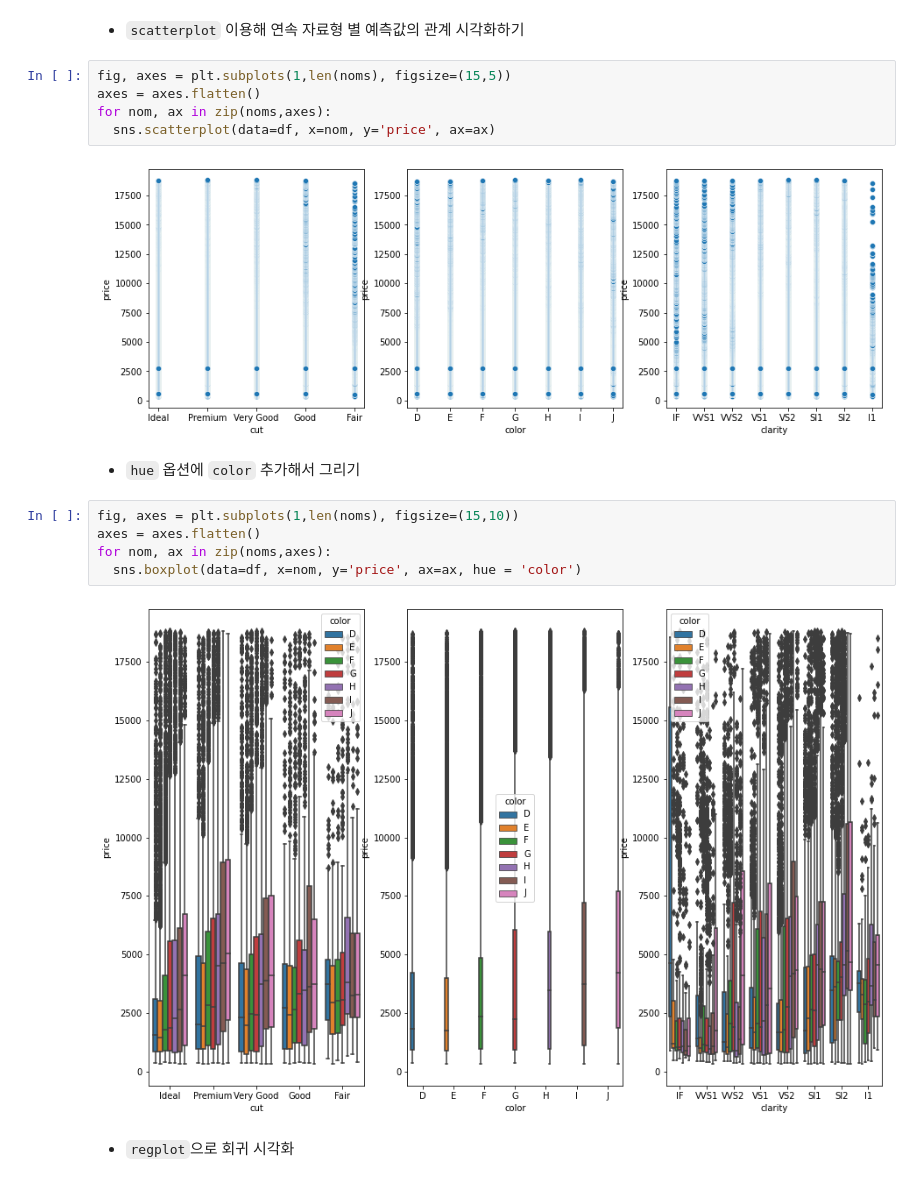
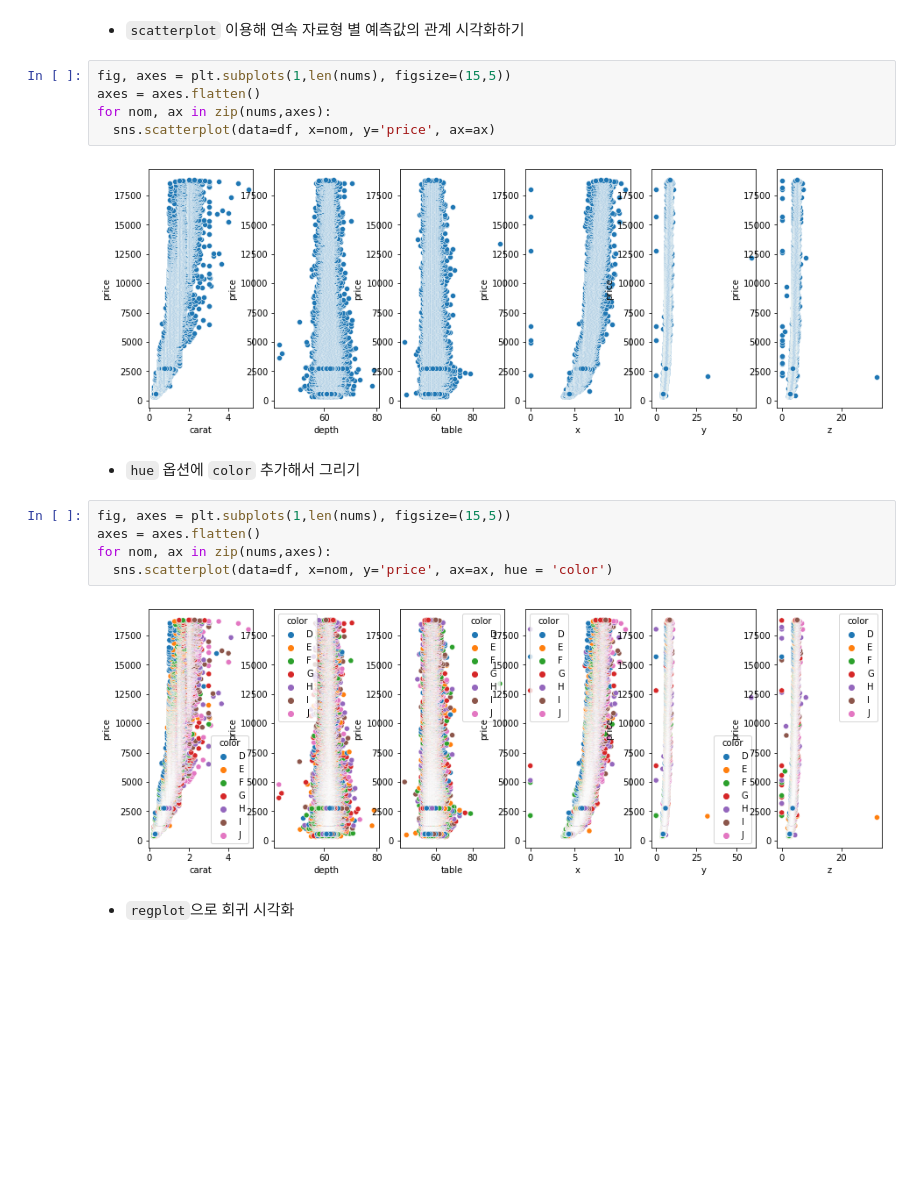
Before and after one commit to pthkbs123/SkillTreePython-DataAnalysis, a Jupyter notebook: 04.탐색적데이터분석/ch04_02_회귀문제EDA_diamonds.ipynb, the cells around one changed output. Drawn from its saved outputs; the diff is of its cells as text; blank space fills up the shorter version.

```diff
--- a/04.탐색적데이터분석/ch04_02_회귀문제EDA_diamonds.ipynb
+++ b/04.탐색적데이터분석/ch04_02_회귀문제EDA_diamonds.ipynb
@@ -400,21 +400,21 @@ for nom, ax in zip(noms,axes):
 # %% [markdown]
 * `scatterplot` 이용해 연속 자료형 별 예측값의 관계 시각화하기
 # %%
-fig, axes = plt.subplots(1,len(noms), figsize=(15,5))
+fig, axes = plt.subplots(1,len(nums), figsize=(15,5))
 axes = axes.flatten()
-for nom, ax in zip(noms,axes):
+for nom, ax in zip(nums,axes):
   sns.scatterplot(data=df, x=nom, y='price', ax=ax)
 # %% [output]
-[figure, old version]
+[figure, new version]
 # %% [markdown]
 * `hue` 옵션에 `color` 추가해서 그리기
 # %%
-fig, axes = plt.subplots(1,len(noms), figsize=(15,10))
+fig, axes = plt.subplots(1,len(nums), figsize=(15,5))
 axes = axes.flatten()
-for nom, ax in zip(noms,axes):
-  sns.boxplot(data=df, x=nom, y='price', ax=ax, hue = 'color')
+for nom, ax in zip(nums,axes):
+  sns.scatterplot(data=df, x=nom, y='price', ax=ax, hue = 'color')
 # %% [output]
-[figure, old version]
+[figure, new version]
 # %% [markdown]
 * `regplot`으로 회귀 시각화
 # %%
```
Also changed, not shown: parts of 1 cell of this notebook.
